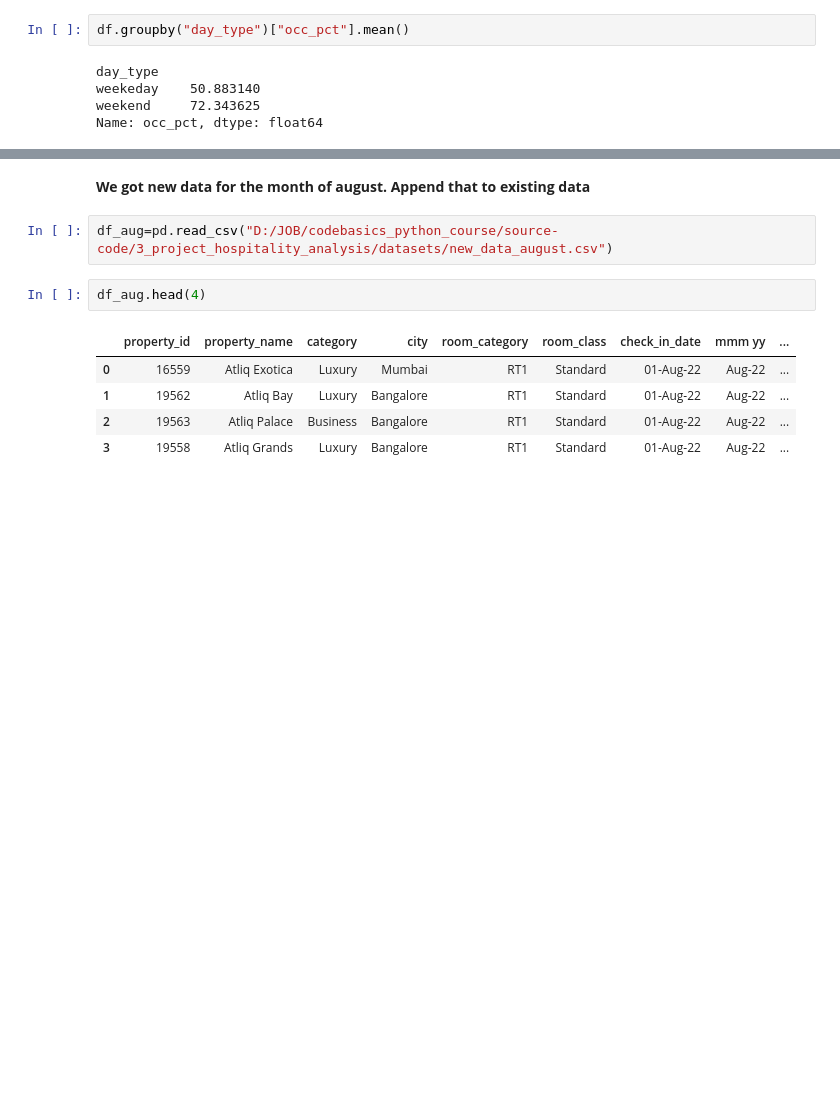
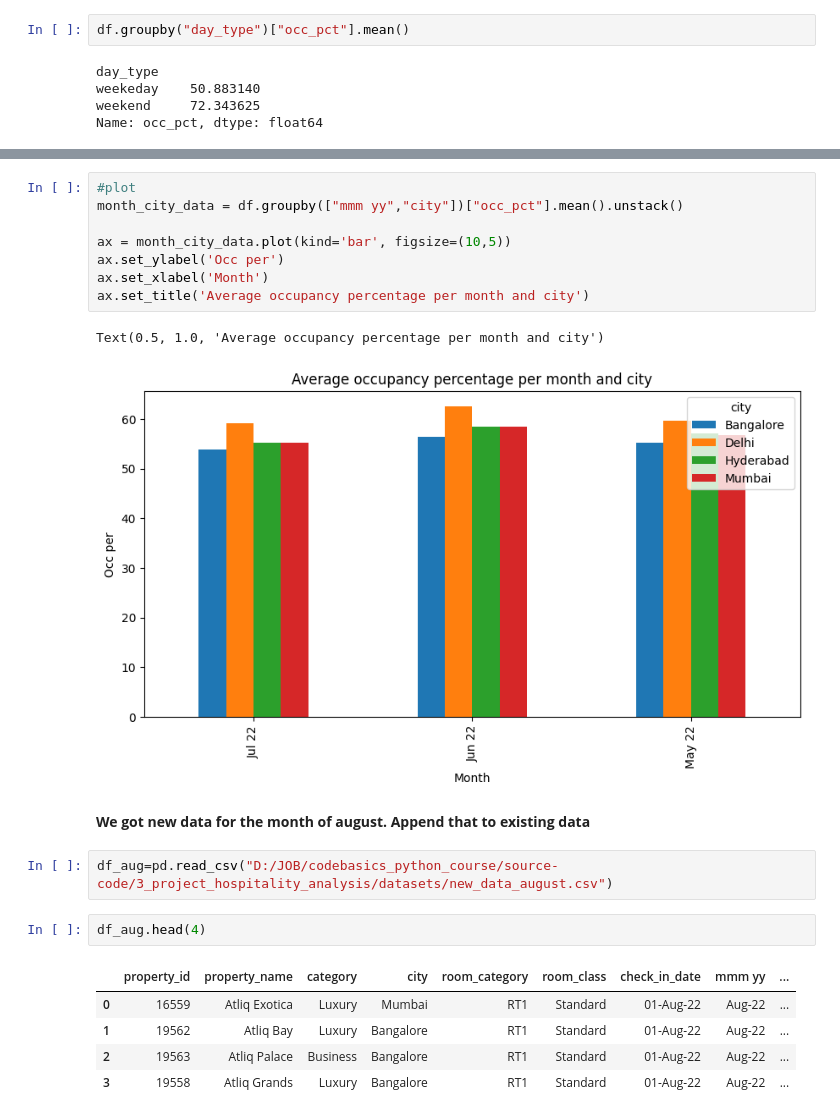
Before and after one commit to kaustubhpawarpradeep/Resume_projects, a Jupyter notebook: Project hotel data analysis .ipynb, the cells around one changed output, grey strips where cells are left out. Cells and saved outputs as stored; diff of their text form; blank space fills up the shorter version.

```diff
--- a/Project hotel data analysis .ipynb
+++ b/Project hotel data analysis .ipynb
@@ -782,3 +759,14 @@ df_june_22.groupby("city")["occ_pct"].mean().round(2).sort_values(ascending=Fals
+# %%
+#plot
+month_city_data = df.groupby(["mmm yy","city"])["occ_pct"].mean().unstack()
+
+ax = month_city_data.plot(kind='bar', figsize=(10,5))
+ax.set_ylabel('Occ per')
+ax.set_xlabel('Month')
+ax.set_title('Average occupancy percentage per month and city')
+# %% [output]
+Text(0.5, 1.0, 'Average occupancy percentage per month and city')
+[figure, added]
 # %% [markdown]
  **We got new data for the month of august. Append that to existing data**
 # %%
```
Also changed, not shown: parts of 63 cells of this notebook.
